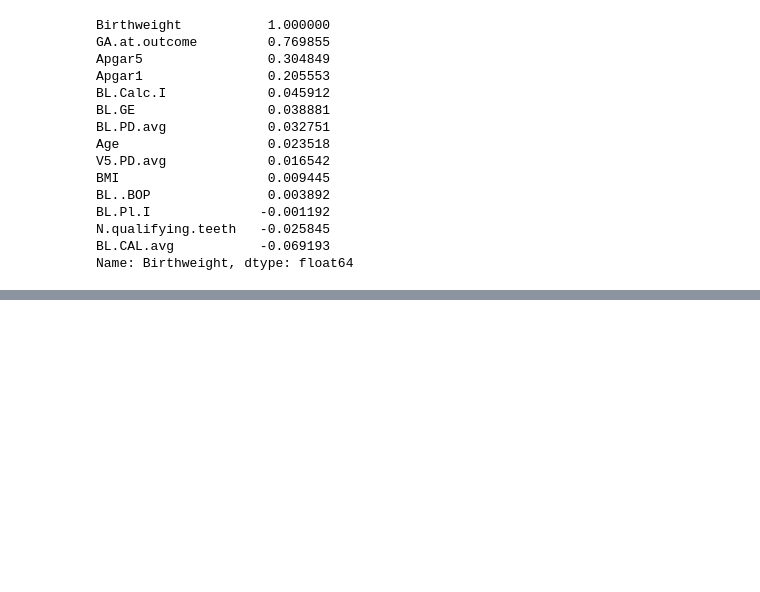
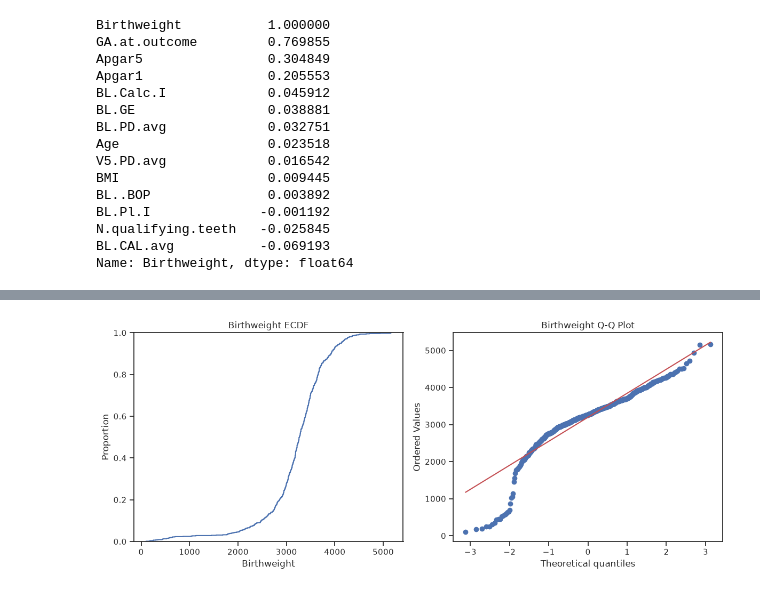
Before and after one commit to saksham0806/fall-semester-26-27-EDA-course, a Jupyter notebook: DA.ipynb, the cells around one changed output, grey strips where cells are left out. Cells and saved outputs as stored; diff of their text form; code cells hidden in the pictures; blank space fills up the shorter version.

```diff
--- a/DA.ipynb
+++ b/DA.ipynb
@@ -692,0 +714,6 @@ Name: Birthweight, dtype: float64
+# %%
+birthweight = df_clean['Birthweight'].dropna()
+birthweight_frequency = pd.cut(birthweight, bins=10).value_counts().sort_index()
+pd.DataFrame({'Frequency': birthweight_frequency,
+              'Cumulative Frequency': birthweight_frequency.cumsum(),
+              'Relative Frequency': birthweight_frequency / birthweight_frequency.sum()})
@@ -692,0 +778,10 @@ Name: Birthweight, dtype: float64
+# %%
+fig, axes = plt.subplots(1, 2, figsize=(12, 5))
+sns.ecdfplot(x=birthweight, ax=axes[0])
+axes[0].set_title('Birthweight ECDF')
+stats.probplot(birthweight, dist='norm', plot=axes[1])
+axes[1].set_title('Birthweight Q-Q Plot')
+plt.tight_layout()
+plt.show()
+# %% [output]
+[figure, added]
```
Also changed, not shown: parts of 6 cells of this notebook.
